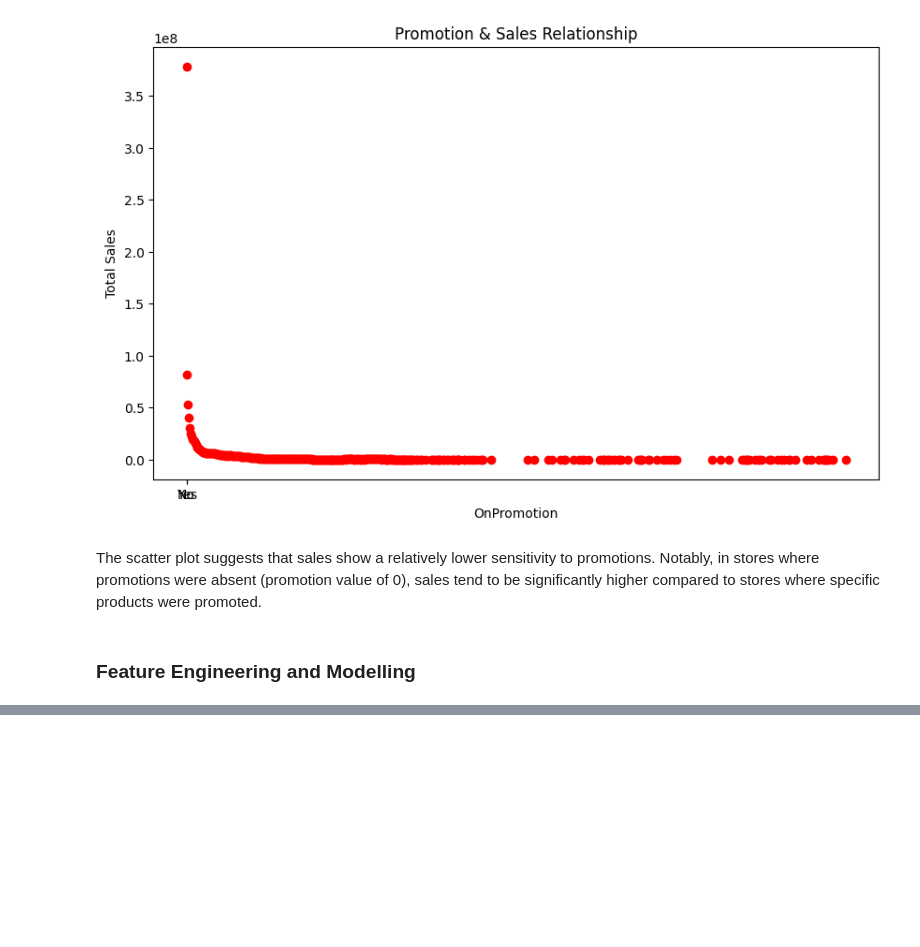
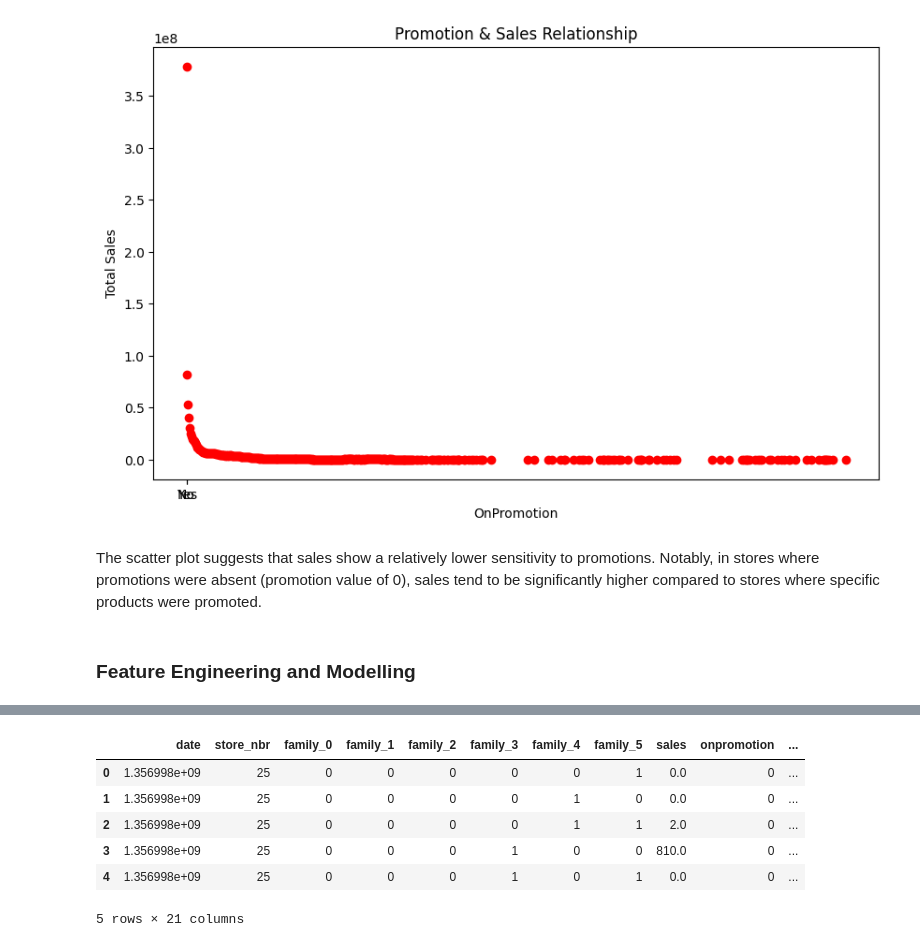
Before and after one commit to BrianBassey37/Data_Science_Projects, a Jupyter notebook: notebooks/RegressionNotebook.ipynb, the cells around one changed output, grey strips where cells are left out. Cells and saved outputs as stored; diff of their text form; code cells hidden in the pictures; blank space fills up the shorter version.

```diff
--- a/notebooks/RegressionNotebook.ipynb
+++ b/notebooks/RegressionNotebook.ipynb
@@ -953,0 +1042,4 @@ The scatter plot suggests that sales show a relatively lower sensitivity to prom
+# %%
+merged_data = merged_data.rename(columns={'type_x': 'holiday_type', 'type_y': 'store_type'})
+merged_data.drop(columns=['Unnamed: 0_y', 'Unnamed: 0_x', 'city', 'cluster', 'id','Unnamed: 0','description', 'locale', 'locale_name', 'state', 'store_type'], inplace=True)
+merged_data.head()
@@ -953,0 +1063,6 @@ The scatter plot suggests that sales show a relatively lower sensitivity to prom
+# %%
+merged_data["dcoilwtico"].fillna(merged_data["dcoilwtico"].mean(), inplace=True)
+merged_data["transactions"].fillna(0, inplace=True)
+merged_data["sales"].fillna(0, inplace=True)
+
+merged_data.isna().sum()
@@ -953,0 +1081,9 @@ The scatter plot suggests that sales show a relatively lower sensitivity to prom
+# %%
+merged_data['date'] = pd.to_datetime(merged_data['date'])
+merged_data['year'] = merged_data['date'].dt.year
+merged_data['month'] = merged_data['date'].dt.month
+merged_data['day'] = merged_data['date'].dt.day
+merged_data['day_of_week'] = merged_data['date'].dt.dayofweek
+# %%
+merged_data['date'] = merged_data['date'].apply(lambda x: pd.Timestamp(x).timestamp()).astype(float)
+merged_data.head()
@@ -953,0 +1097,13 @@ The scatter plot suggests that sales show a relatively lower sensitivity to prom
+# %%
+encoder = ce.BinaryEncoder(cols=['holiday_type', 'family', 'transferred'])
+merged_data = encoder.fit_transform(merged_data)
+
+merged_data.head()
+# %% [output]
+|  | date | store_nbr | family_0 | family_1 | family_2 | family_3 | family_4 | family_5 | sales | onpromotion | ... |
+| 0 | 1.356998e+09 | 25 | 0 | 0 | 0 | 0 | 0 | 1 | 0.0 | 0 | ... |
+| 1 | 1.356998e+09 | 25 | 0 | 0 | 0 | 0 | 1 | 0 | 0.0 | 0 | ... |
+| 2 | 1.356998e+09 | 25 | 0 | 0 | 0 | 0 | 1 | 1 | 2.0 | 0 | ... |
+| 3 | 1.356998e+09 | 25 | 0 | 0 | 0 | 1 | 0 | 0 | 810.0 | 0 | ... |
+| 4 | 1.356998e+09 | 25 | 0 | 0 | 0 | 1 | 0 | 1 | 0.0 | 0 | ... |
+5 rows × 21 columns
```
Also changed, not shown: parts of 62 cells of this notebook.
